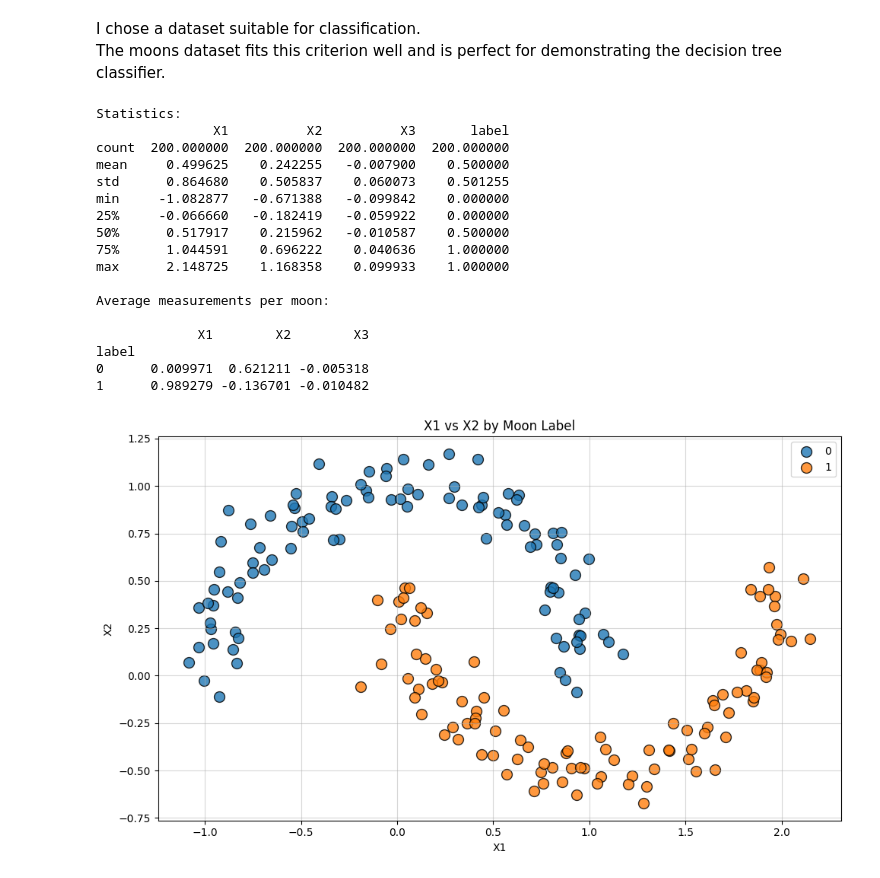
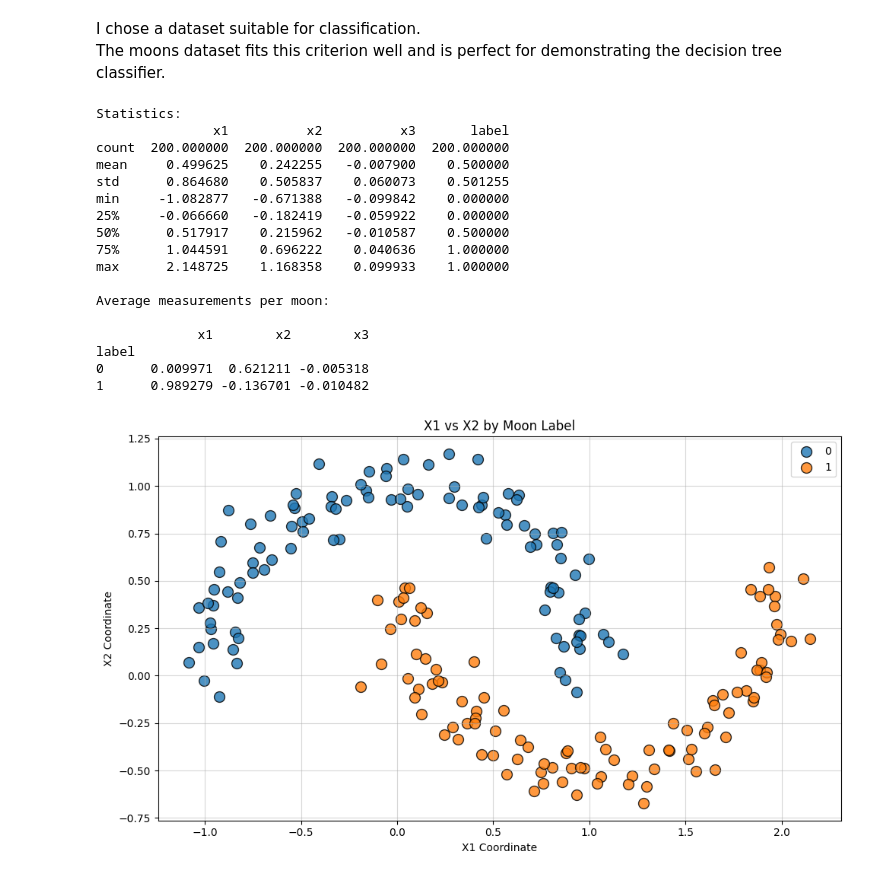
Before and after one commit to YaliMagdasy/ml-models-and-usage, a Jupyter notebook: notebooks/classification/decision_tree.ipynb, the cells around one changed output. Saved outputs shown, nothing was run; the diff lists cells and outputs as text; code cells hidden in the pictures.

```diff
--- a/notebooks/classification/decision_tree.ipynb
+++ b/notebooks/classification/decision_tree.ipynb
@@ -25,7 +25,7 @@ The moons dataset fits this criterion well and is perfect for demonstrating the
 df = load_dataset('moons')
 
 # --- 2. Data Cleaning ---
-# no need to clean as the dataset is already clean
+df = clean_dataframe(df)
 
 
 # --- 3. Analysis ---
@@ -43,8 +43,8 @@ plt.figure(figsize=(10, 6))
 
 for i, (name, group) in enumerate(df.groupby('label')):
     plt.scatter(
-        x=group['X1'],
-        y=group['X2'],
+        x=group['x1'],
+        y=group['x2'],
         label=name,
         edgecolors='black',
         alpha=0.8,
@@ -52,8 +52,8 @@ for i, (name, group) in enumerate(df.groupby('label')):
     )
 
 plt.title(f"X1 vs X2 by Moon Label")
-plt.xlabel('X1')
-plt.ylabel('X2')
+plt.xlabel("X1 Coordinate")
+plt.ylabel("X2 Coordinate")
 
 plt.grid(alpha=0.5)
 plt.legend()
@@ -67,42 +67,42 @@ ax = plt.subplot(111, projection='3d')
 
 for name, group in df.groupby('label'):
     ax.scatter(
-        xs=group['X1'],
-        ys=group['X2'],
-        zs=group['X3'],
+        xs=group['x1'],
+        ys=group['x2'],
+        zs=group['x3'],
         label=name,
         edgecolors='black',
         alpha=0.8,
         s=100
     )
 
 ax.set_title("X1 vs X2 vs X3 by Moon Label")
-ax.set_xlabel('X1')
-ax.set_ylabel('X2')
-ax.set_zlabel('X3')
+ax.set_xlabel("X1 Coordinate")
+ax.set_ylabel("X2 Coordinate")
+ax.set_zlabel("X3 Coordinate")
 
 ax.legend()
 plt.tight_layout()
 plt.show()
 
 # Obviously, the probelm is not linearly separable, so we can't use a basuc model. We will need a more complex model, like a Decision Tree,
 # to capture the non-linear relationships in the data.
 # %% [output]
 Statistics:
-               X1          X2          X3       label
+               x1          x2          x3       label
 count  200.000000  200.000000  200.000000  200.000000
 mean     0.499625    0.242255   -0.007900    0.500000
 std      0.864680    0.505837    0.060073    0.501255
 min     -1.082877   -0.671388   -0.099842    0.000000
 25%     -0.066660   -0.182419   -0.059922    0.000000
 50%      0.517917    0.215962   -0.010587    0.500000
 75%      1.044591    0.696222    0.040636    1.000000
 max      2.148725    1.168358    0.099933    1.000000
 
 Average measurements per moon:
 
-             X1        X2        X3
+             x1        x2        x3
 label
 0      0.009971  0.621211 -0.005318
 1      0.989279 -0.136701 -0.010482
-[figure, old version]
+[figure, new version]
```
Also changed, not shown: parts of 2 cells of this notebook, 2 other files.
